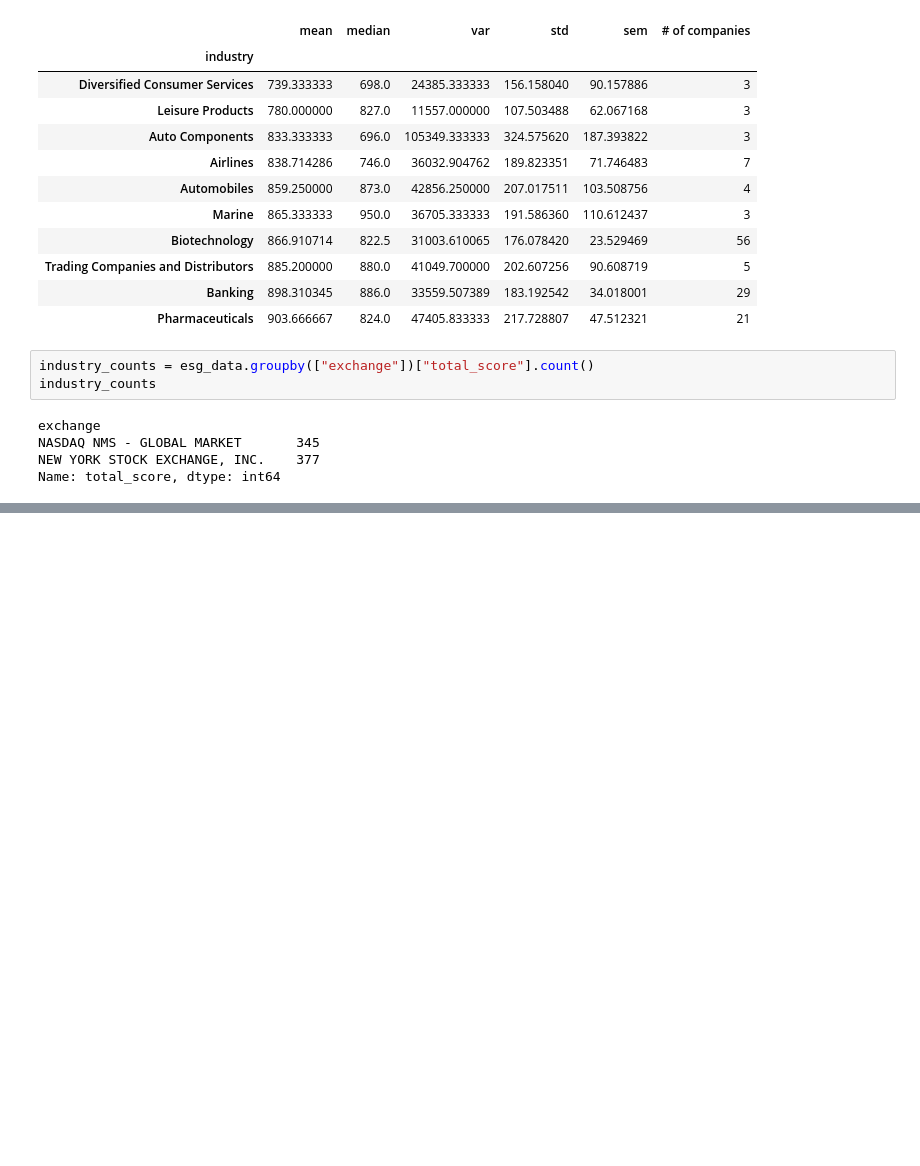
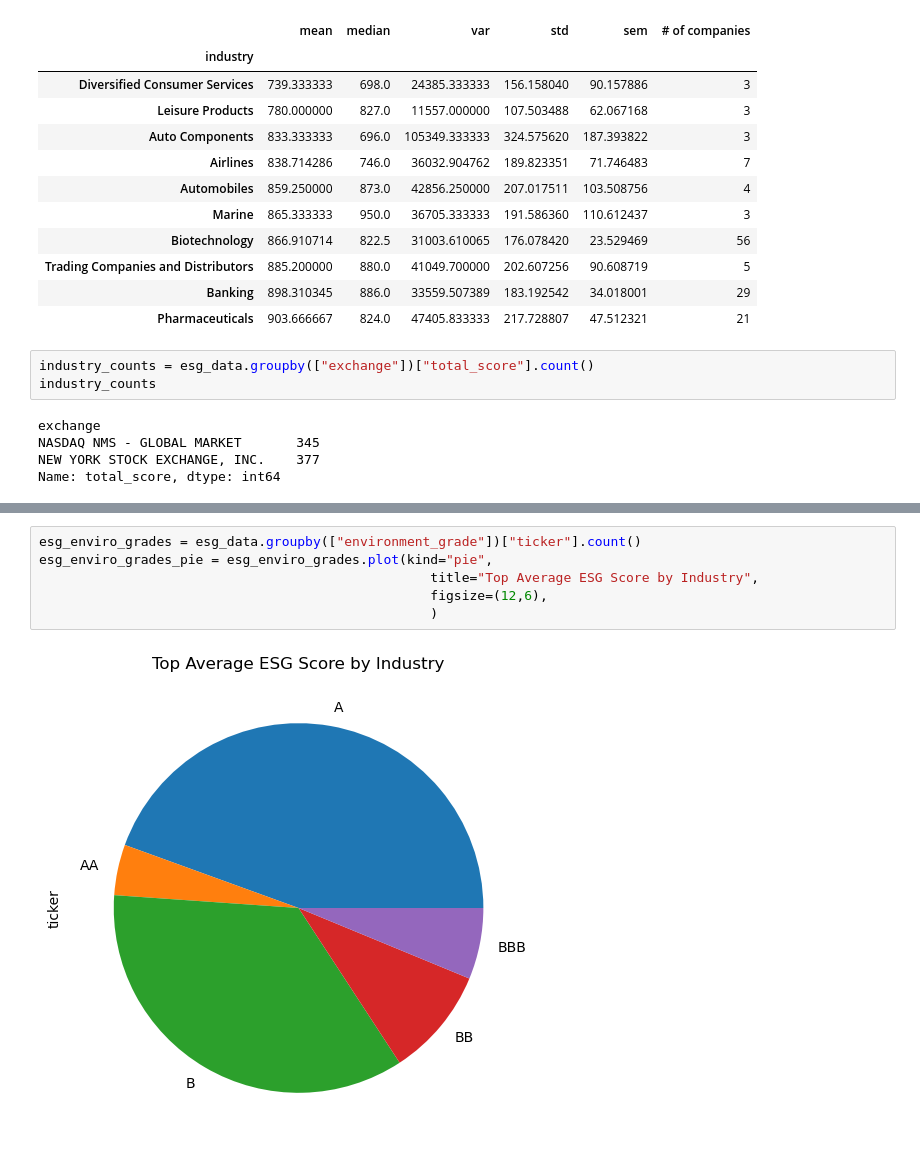
Before and after one commit to r-swift/Group-4-Project-1, a Jupyter notebook: ESG.ipynb, the cells around one changed output, grey strips where cells are left out. Drawn from its saved outputs; the diff is of its cells as text; blank space fills up the shorter version.

Commit message:
some additional graphs added

```diff
--- a/ESG.ipynb
+++ b/ESG.ipynb
@@ -249,0 +238,8 @@ plt.show()
+# %%
+esg_enviro_grades = esg_data.groupby(["environment_grade"])["ticker"].count()
+esg_enviro_grades_pie = esg_enviro_grades.plot(kind="pie",
+                                                  title="Top Average ESG Score by Industry",
+                                                  figsize=(12,6),
+                                                  )
+# %% [output]
+[figure, added]
```
Also changed, not shown: parts of 15 cells of this notebook.
